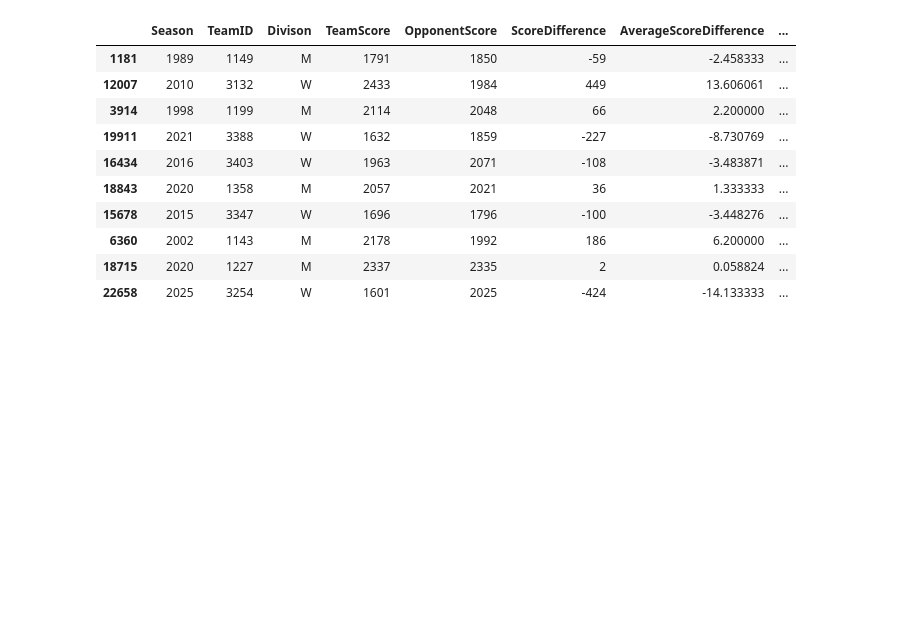
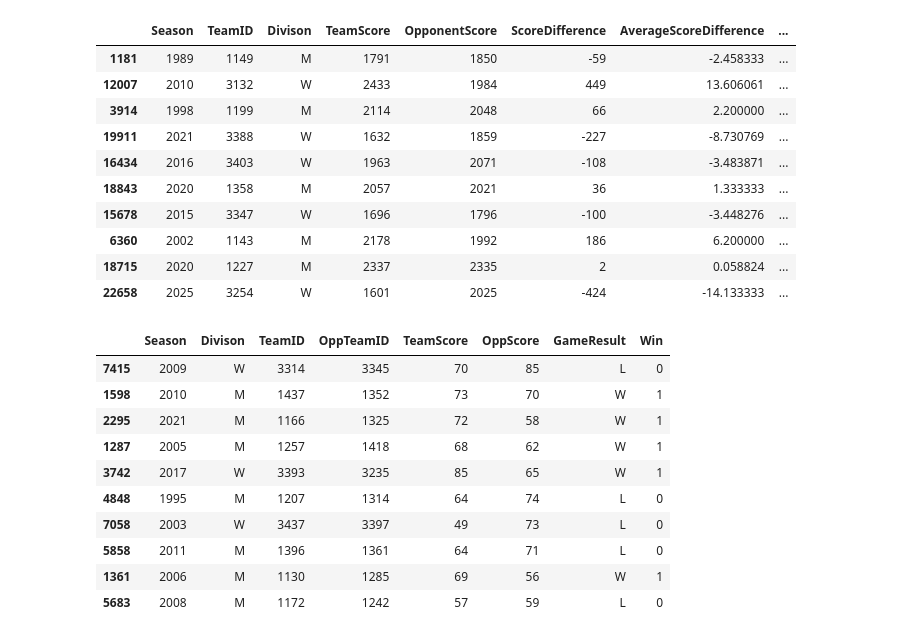
Before and after one commit to jamie07262/INFO-3608-PROJECT, a Jupyter notebook: Clone.ipynb, the cells around one changed output. Cells and saved outputs as stored; diff of their text form; code cells hidden in the pictures; blank space fills up the shorter version.

Commit message:
Tournament Results Aggregation

```diff
--- a/Clone.ipynb
+++ b/Clone.ipynb
@@ -336,3 +336,50 @@ agg_team_season.sample(10, random_state=100)
 | 6360 | 2002 | 1143 | M | 2178 | 1992 | 186 | 6.200000 | ... |
 | 18715 | 2020 | 1227 | M | 2337 | 2335 | 2 | 0.058824 | ... |
 | 22658 | 2025 | 3254 | W | 1601 | 2025 | -424 | -14.133333 | ... |
+# %%
+df_team_tourney_results = pd.concat(
+    [
+        df_compact_tourney_results[
+            ["Season", "Divison", "WTeamID", "LTeamID", "WScore", "LScore"]
+        ]
+        .assign(GameResult="W")
+        .rename(
+            columns={
+                "WTeamID": "TeamID",
+                "LTeamID": "OppTeamID",
+                "WScore": "TeamScore",
+                "LScore": "OppScore",
+            }
+        ),
+        df_compact_tourney_results[
+            ["Season", "Divison", "LTeamID", "WTeamID", "LScore", "WScore"]
+        ]
+        .assign(GameResult="L")
+        .rename(
+            columns={
+                "LTeamID": "TeamID",
+                "WTeamID": "OppTeamID",
+                "LScore": "TeamScore",
+                "WScore": "OppScore",
+            }
+        ),
+    ]
+).reset_index(drop=True)
+
+df_team_tourney_results["Win"] = (df_team_tourney_results["GameResult"] == "W").astype(
+    "int"
+)
+# %%
+df_team_tourney_results.sample(10, random_state=100)
+# %% [output]
+|  | Season | Divison | TeamID | OppTeamID | TeamScore | OppScore | GameResult | Win |
+| 7415 | 2009 | W | 3314 | 3345 | 70 | 85 | L | 0 |
+| 1598 | 2010 | M | 1437 | 1352 | 73 | 70 | W | 1 |
+| 2295 | 2021 | M | 1166 | 1325 | 72 | 58 | W | 1 |
+| 1287 | 2005 | M | 1257 | 1418 | 68 | 62 | W | 1 |
+| 3742 | 2017 | W | 3393 | 3235 | 85 | 65 | W | 1 |
+| 4848 | 1995 | M | 1207 | 1314 | 64 | 74 | L | 0 |
+| 7058 | 2003 | W | 3437 | 3397 | 49 | 73 | L | 0 |
+| 5858 | 2011 | M | 1396 | 1361 | 64 | 71 | L | 0 |
+| 1361 | 2006 | M | 1130 | 1285 | 69 | 56 | W | 1 |
+| 5683 | 2008 | M | 1172 | 1242 | 57 | 59 | L | 0 |
```
Also changed, not shown: parts of 2 cells of this notebook.
